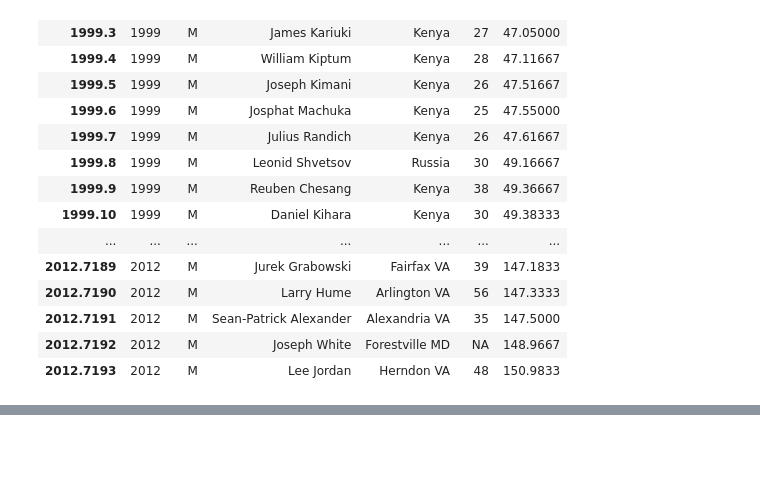
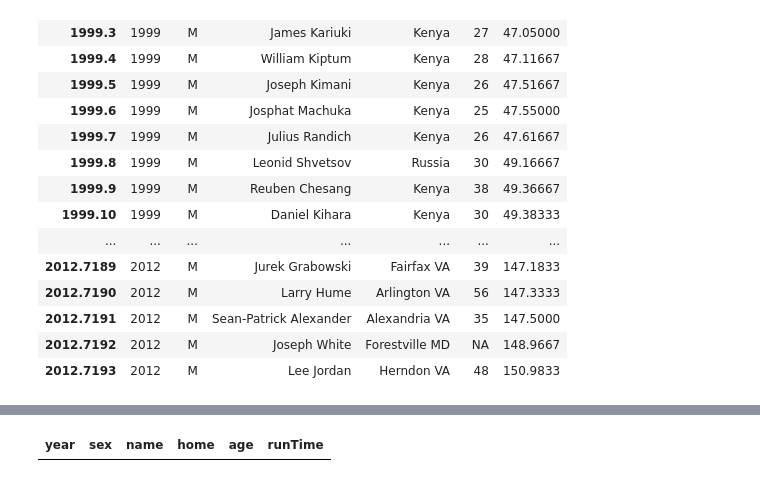
Before and after one commit to CaseyRMartinez/QTW_CaseStudies, a Jupyter notebook: CaseStudy2/KThomas_CS2.ipynb, the cells around one changed output, grey strips where cells are left out. Drawn from its saved outputs; the diff is of its cells as text; code cells hidden in the pictures; blank space fills up the shorter version.

```diff
--- a/CaseStudy2/KThomas_CS2.ipynb
+++ b/CaseStudy2/KThomas_CS2.ipynb
@@ -328,0 +401,4 @@ cbMen
+# %%
+cbMen[cbMen$home  "VA",]
+# %% [output]
+| year | sex | name | home | age | runTime |
```
Also changed, not shown: parts of 6 cells of this notebook, 3 other files.
